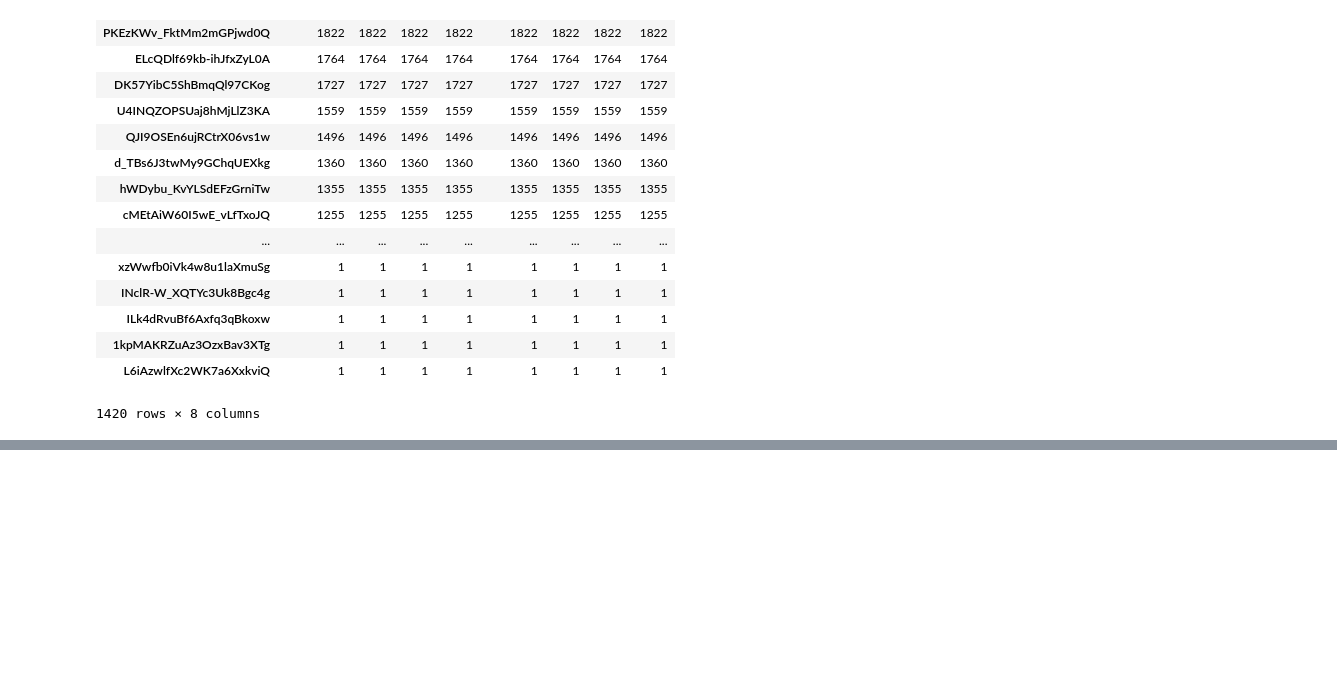
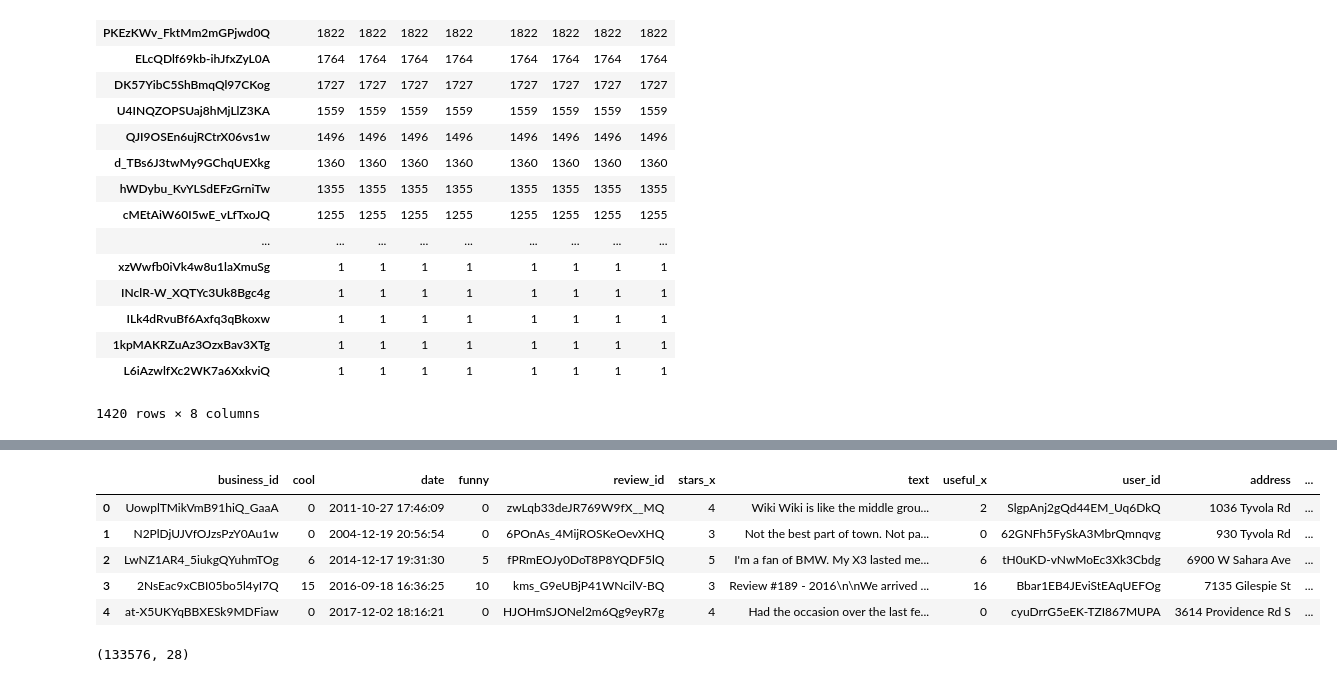
Before and after one commit to derek-shing/Big_data_yelp, a Jupyter notebook: AccessS3.ipynb, the cells around one changed output, grey strips where cells are left out. Cells and saved outputs as stored; diff of their text form; code cells hidden in the pictures; blank space fills up the shorter version.

```diff
--- a/AccessS3.ipynb
+++ b/AccessS3.ipynb
@@ -76,3 +83,8 @@ user_df.head()
+# %%
+user_df_columns=['average_stars',  'fans', 'name', 'review_count', 'useful',
+       'user_id', 'yelping_since']
+# %%
+user_df_final = user_df[user_df_columns]
 # %%
 active_user_df = user_df[user_df["review_count"]>1000]
 # %%
@@ -172,0 +214,15 @@ active_review_df[userfilter]['stars'].hist()
+# %%
+combine_df=active_review_df.merge(business_df, how='left', on='business_id').merge(user_df_final,how='left',on='user_id')
+# %%
+combine_df.head()
+# %% [output]
+|  | business_id | cool | date | funny | review_id | stars_x | text | useful_x | user_id | address | ... |
+| 0 | UowplTMikVmB91hiQ_GaaA | 0 | 2011-10-27 17:46:09 | 0 | zwLqb33deJR769W9fX__MQ | 4 | Wiki Wiki is like the middle grou... | 2 | SlgpAnj2gQd44EM_Uq6DkQ | 1036 Tyvola Rd | ... |
+| 1 | N2PlDjUJVfOJzsPzY0Au1w | 0 | 2004-12-19 20:56:54 | 0 | 6POnAs_4MijROSKeOevXHQ | 3 | Not the best part of town. Not pa... | 0 | 62GNFh5FySkA3MbrQmnqvg | 930 Tyvola Rd | ... |
+| 2 | LwNZ1AR4_5iukgQYuhmTOg | 6 | 2014-12-17 19:31:30 | 5 | fPRmEOJy0DoT8P8YQDF5lQ | 5 | I'm a fan of BMW. My X3 lasted me... | 6 | tH0uKD-vNwMoEc3Xk3Cbdg | 6900 W Sahara Ave | ... |
+| 3 | 2NsEac9xCBI05bo5l4yI7Q | 15 | 2016-09-18 16:36:25 | 10 | kms_G9eUBjP41WNcilV-BQ | 3 | Review #189 - 2016\n\nWe arrived ... | 16 | Bbar1EB4JEviStEAqUEFOg | 7135 Gilespie St | ... |
+| 4 | at-X5UKYqBBXESk9MDFiaw | 0 | 2017-12-02 18:16:21 | 0 | HJOHmSJONel2m6Qg9eyR7g | 4 | Had the occasion over the last fe... | 0 | cyuDrrG5eEK-TZI867MUPA | 3614 Providence Rd S | ... |
+# %%
+combine_df.shape
+# %% [output]
+(133576, 28)
```
Also changed, not shown: parts of 14 cells of this notebook.
